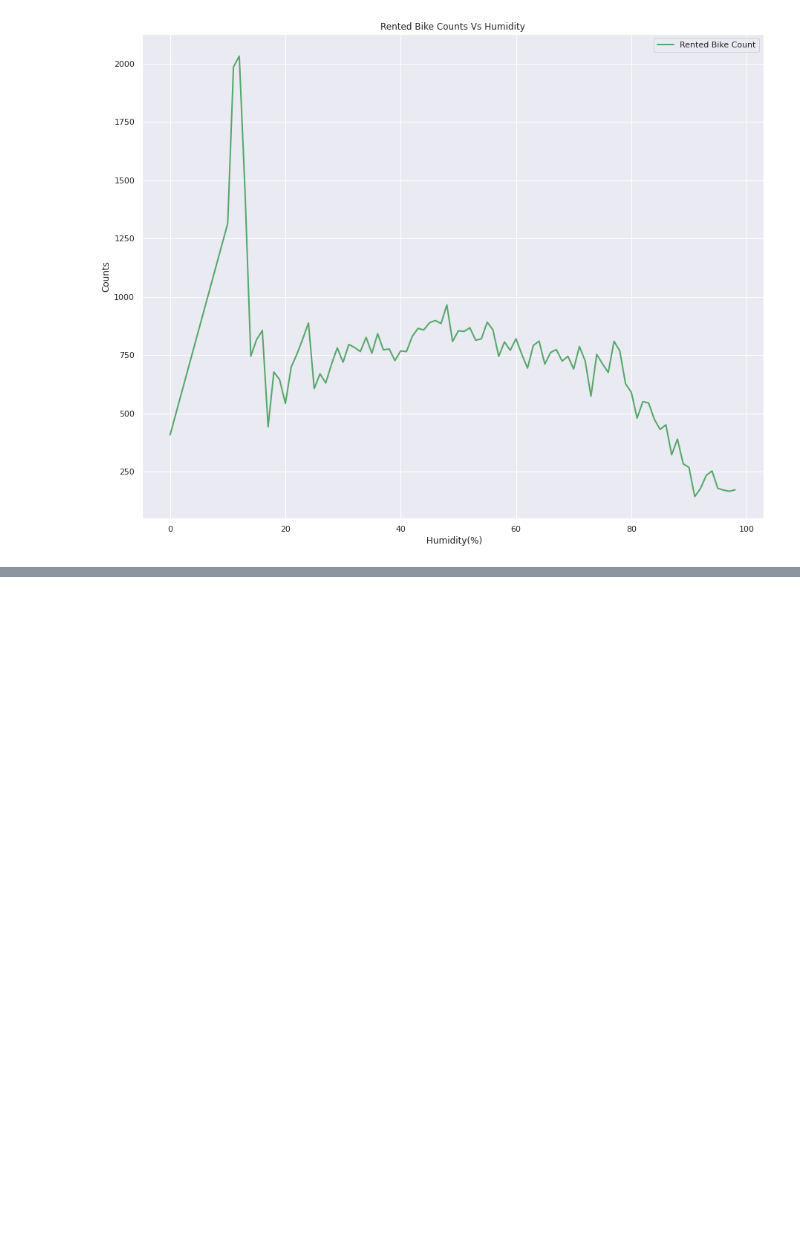
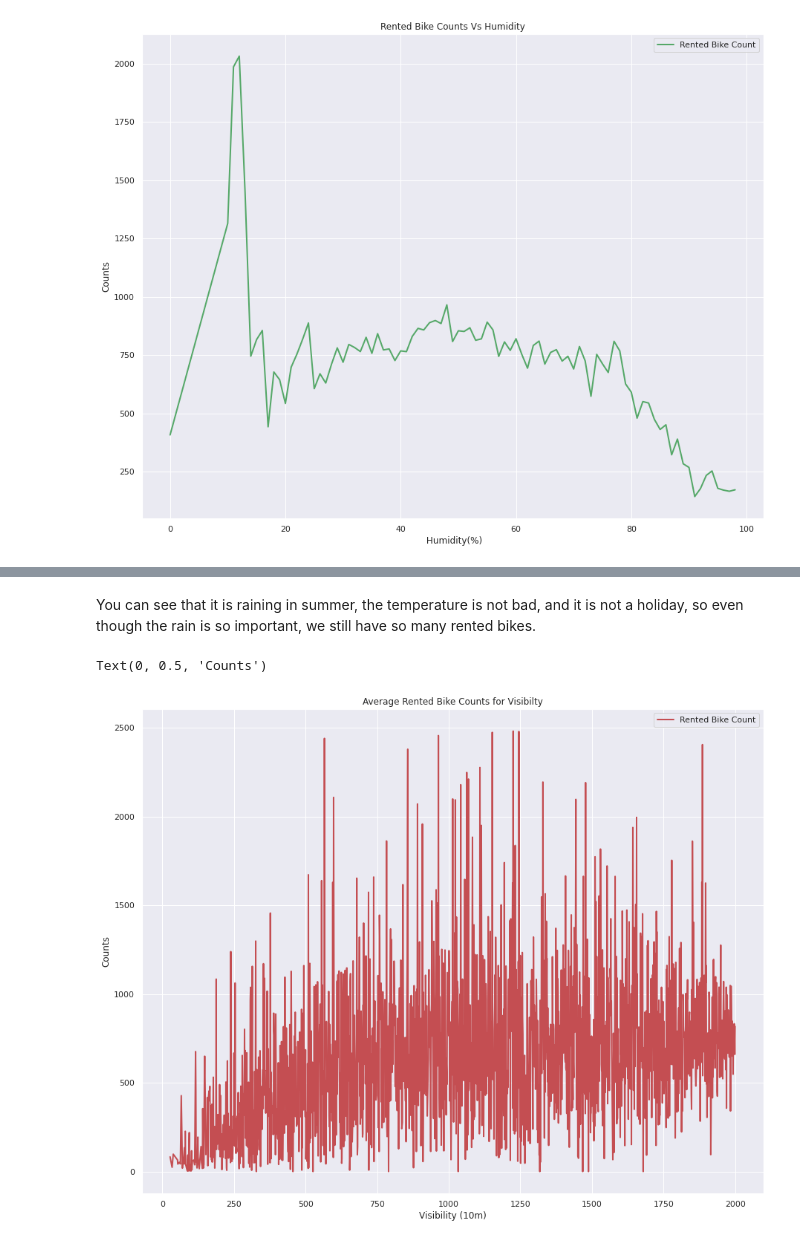
Before and after one commit to aryarajat/Bike-Rental-Demand, a Jupyter notebook: Seoul_Bike_Sharing_Demand_Prediction_Capstone_Project.ipynb, the cells around one changed output, grey strips where cells are left out. Drawn from its saved outputs; the diff is of its cells as text; code cells hidden in the pictures; blank space fills up the shorter version.

```diff
--- a/Seoul_Bike_Sharing_Demand_Prediction_Capstone_Project.ipynb
+++ b/Seoul_Bike_Sharing_Demand_Prediction_Capstone_Project.ipynb
@@ -405,0 +465,15 @@ plt.ylabel('Counts')
+# %% [markdown]
+You can see that it is raining in summer, the temperature is not bad, and it is not a holiday, so even though the rain is so important, we still have so many rented bikes.
+# %%
+# Rented bike count on the basis of Visibility
+visibility_rent=bike_df.groupby('Visibility (10m)')['Rented Bike Count'].mean()
+visibility_df=pd.DataFrame(visibility_rent)
+# %%
+# Plot the for visibility  and Average Rented Bike counts
+visibility_df.plot(kind='line',linewidth=2, markersize=12,animated=True, color='r')
+plt.title('Average Rented Bike Counts for Visibilty')
+plt.xlabel('Visibility (10m)')
+plt.ylabel('Counts')
+# %% [output]
+Text(0, 0.5, 'Counts')
+[figure, added]
```
Also changed, not shown: parts of 43 cells of this notebook.
